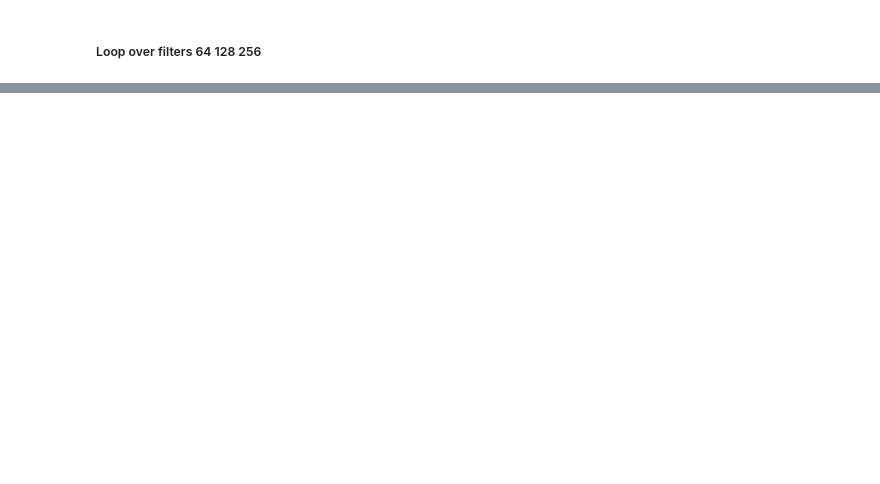
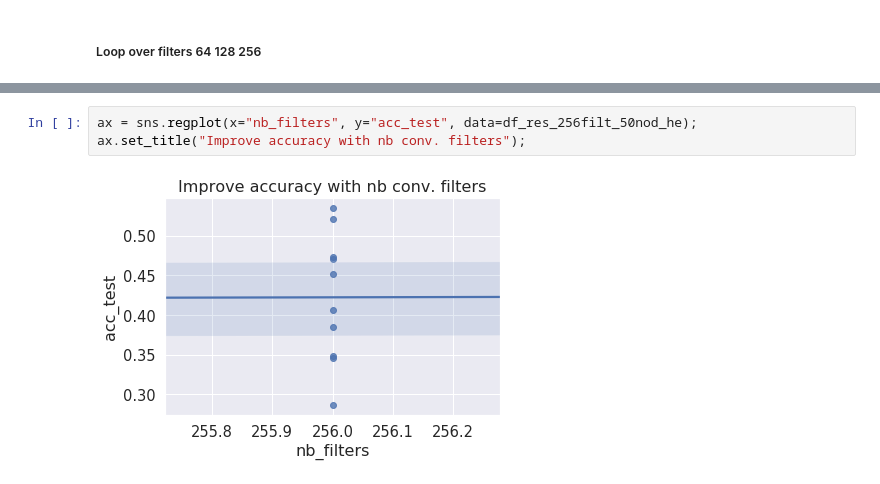
Before and after one commit to jeugregg/DeepLearningPictureDogs, a Jupyter notebook: 03_OC_IML_Project_6_my_neural_network_2.ipynb, the cells around one changed output, grey strips where cells are left out. Drawn from its saved outputs; the diff is of its cells as text; blank space fills up the shorter version.

```diff
--- a/03_OC_IML_Project_6_my_neural_network_2.ipynb
+++ b/03_OC_IML_Project_6_my_neural_network_2.ipynb
@@ -1293,0 +1440,5 @@ plt.errorbar(df_filters["nb_filters"], df_filters[("acc_test","mean")],
+# %%
+ax = sns.regplot(x="nb_filters", y="acc_test", data=df_res_256filt_50nod_he);
+ax.set_title("Improve accuracy with nb conv. filters");
+# %% [output]
+[figure, added]
```
Also changed, not shown: parts of 55 cells of this notebook, 5 other files.
